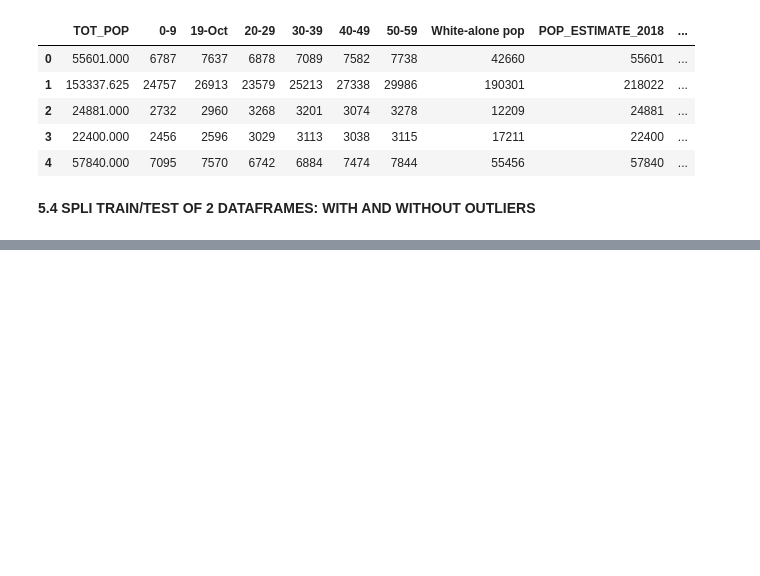
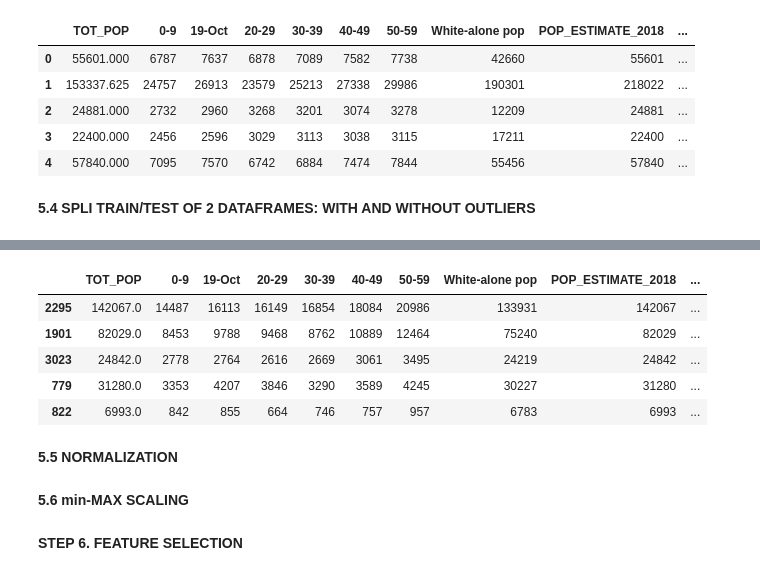
Before and after one commit to RitaViegas/RitaViegas---Project-Regularized-Linear.-Reg.----main, a Jupyter notebook: src/explore.ipynb, the cells around one changed output, grey strips where cells are left out. Saved outputs shown, nothing was run; the diff lists cells and outputs as text; code cells hidden in the pictures; blank space fills up the shorter version.

```diff
--- a/src/explore.ipynb
+++ b/src/explore.ipynb
@@ -1008,0 +1059,12 @@ df_without_outliers.head()
+# %%
+# Displays the first five rows of the `X_train_without_outliers` DataFrame for a quick preview of the data.
+X_train_without_outliers.head()
+# %% [output]
+|  | TOT_POP | 0-9 | 19-Oct | 20-29 | 30-39 | 40-49 | 50-59 | White-alone pop | POP_ESTIMATE_2018 | ... |
+| 2295 | 142067.0 | 14487 | 16113 | 16149 | 16854 | 18084 | 20986 | 133931 | 142067 | ... |
+| 1901 | 82029.0 | 8453 | 9788 | 9468 | 8762 | 10889 | 12464 | 75240 | 82029 | ... |
+| 3023 | 24842.0 | 2778 | 2764 | 2616 | 2669 | 3061 | 3495 | 24219 | 24842 | ... |
+| 779 | 31280.0 | 3353 | 4207 | 3846 | 3290 | 3589 | 4245 | 30227 | 31280 | ... |
+| 822 | 6993.0 | 842 | 855 | 664 | 746 | 757 | 957 | 6783 | 6993 | ... |
+# %% [markdown]
+**5.5 NORMALIZATION**
@@ -1008,0 +1110,2 @@ df_without_outliers.head()
+# %% [markdown]
+**5.6 min-MAX SCALING**
@@ -1008,0 +1150,2 @@ df_without_outliers.head()
+# %% [markdown]
+**STEP 6. FEATURE SELECTION**
```
Also changed, not shown: parts of 19 cells of this notebook, 24 other files.
